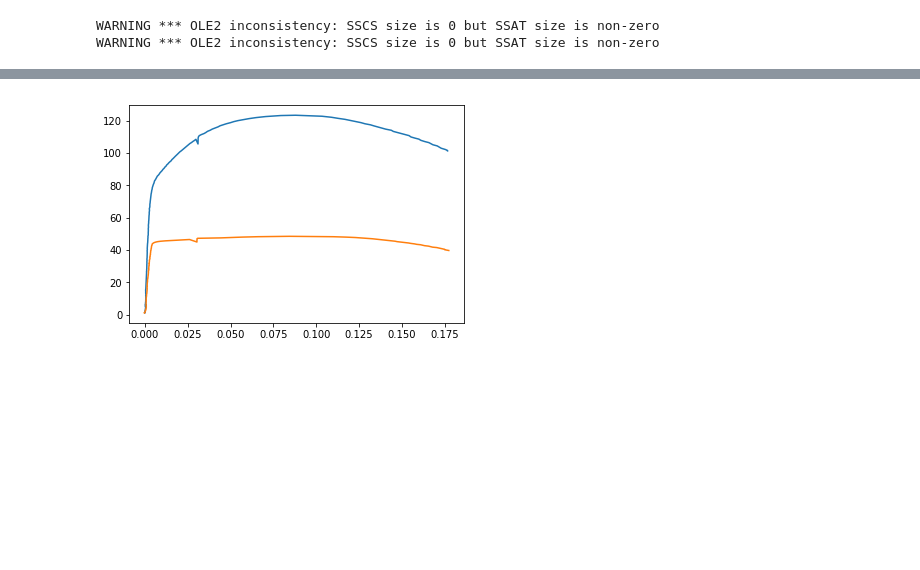
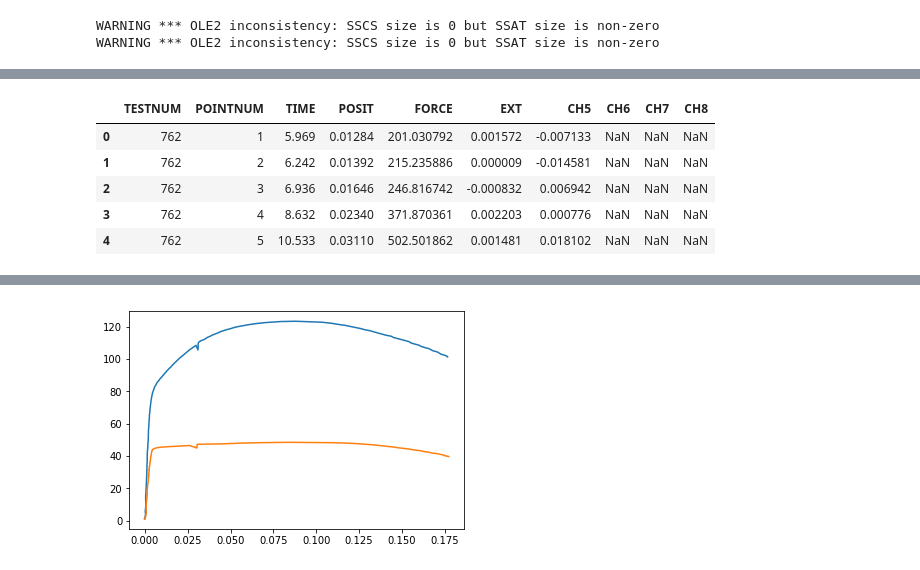
Before and after one commit to ProfessorKazarinoff/staticsite, a Jupyter notebook: content/code/matplotlib_plots/stress_strain_curves/stress_strain_curve_with_inset_elastic_region.ipynb, the cells around one changed output, grey strips where cells are left out. Cells and saved outputs as stored; diff of their text form; code cells hidden in the pictures; blank space fills up the shorter version.

```diff
--- a/content/code/matplotlib_plots/stress_strain_curves/stress_strain_curve_with_inset_elastic_region.ipynb
+++ b/content/code/matplotlib_plots/stress_strain_curves/stress_strain_curve_with_inset_elastic_region.ipynb
@@ -11,0 +97,9 @@ WARNING *** OLE2 inconsistency: SSCS size is 0 but SSAT size is non-zero
+# %%
+al_df.head()
+# %% [output]
+|  | TESTNUM | POINTNUM | TIME | POSIT | FORCE | EXT | CH5 | CH6 | CH7 | CH8 |
+| 0 | 762 | 1 | 5.969 | 0.01284 | 201.030792 | 0.001572 | -0.007133 | NaN | NaN | NaN |
+| 1 | 762 | 2 | 6.242 | 0.01392 | 215.235886 | 0.000009 | -0.014581 | NaN | NaN | NaN |
+| 2 | 762 | 3 | 6.936 | 0.01646 | 246.816742 | -0.000832 | 0.006942 | NaN | NaN | NaN |
+| 3 | 762 | 4 | 8.632 | 0.02340 | 371.870361 | 0.002203 | 0.000776 | NaN | NaN | NaN |
+| 4 | 762 | 5 | 10.533 | 0.03110 | 502.501862 | 0.001481 | 0.018102 | NaN | NaN | NaN |
```
Also changed, not shown: parts of 11 cells of this notebook, 3 other files.
